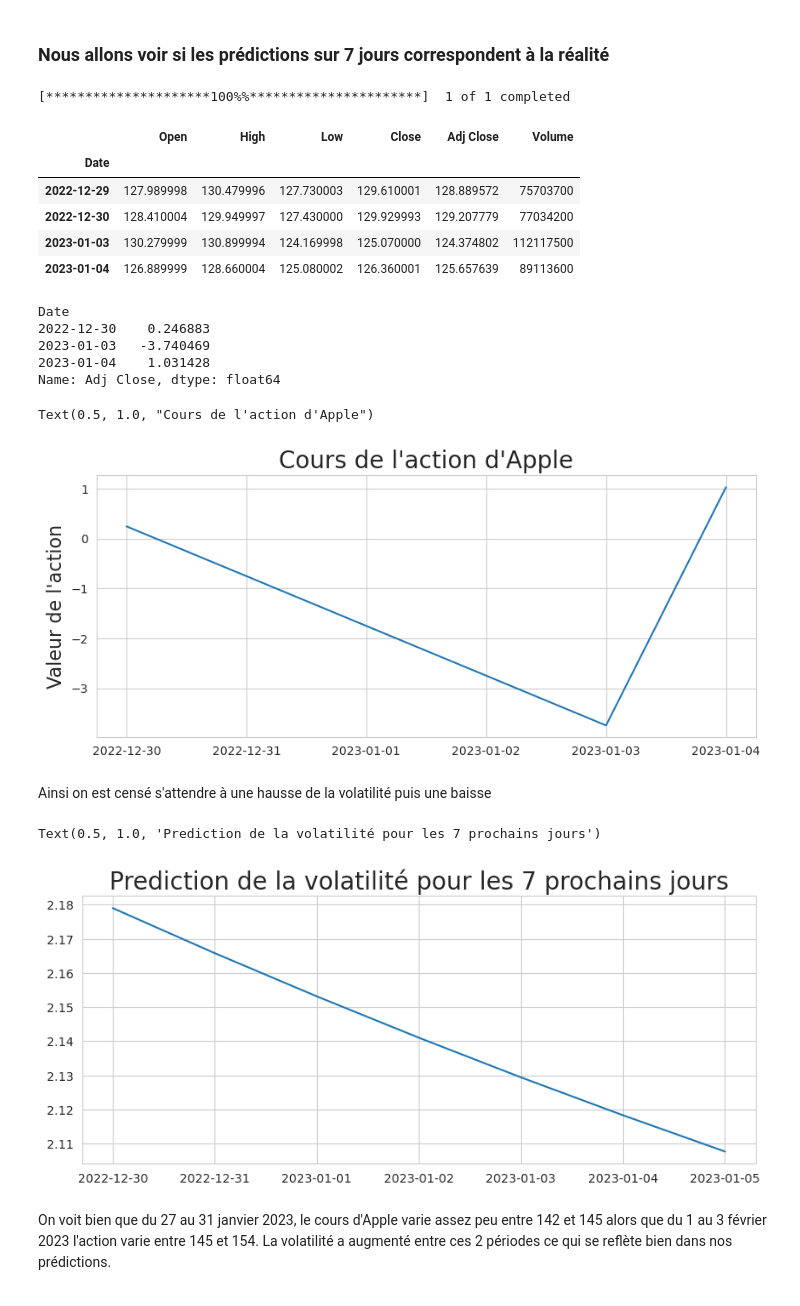
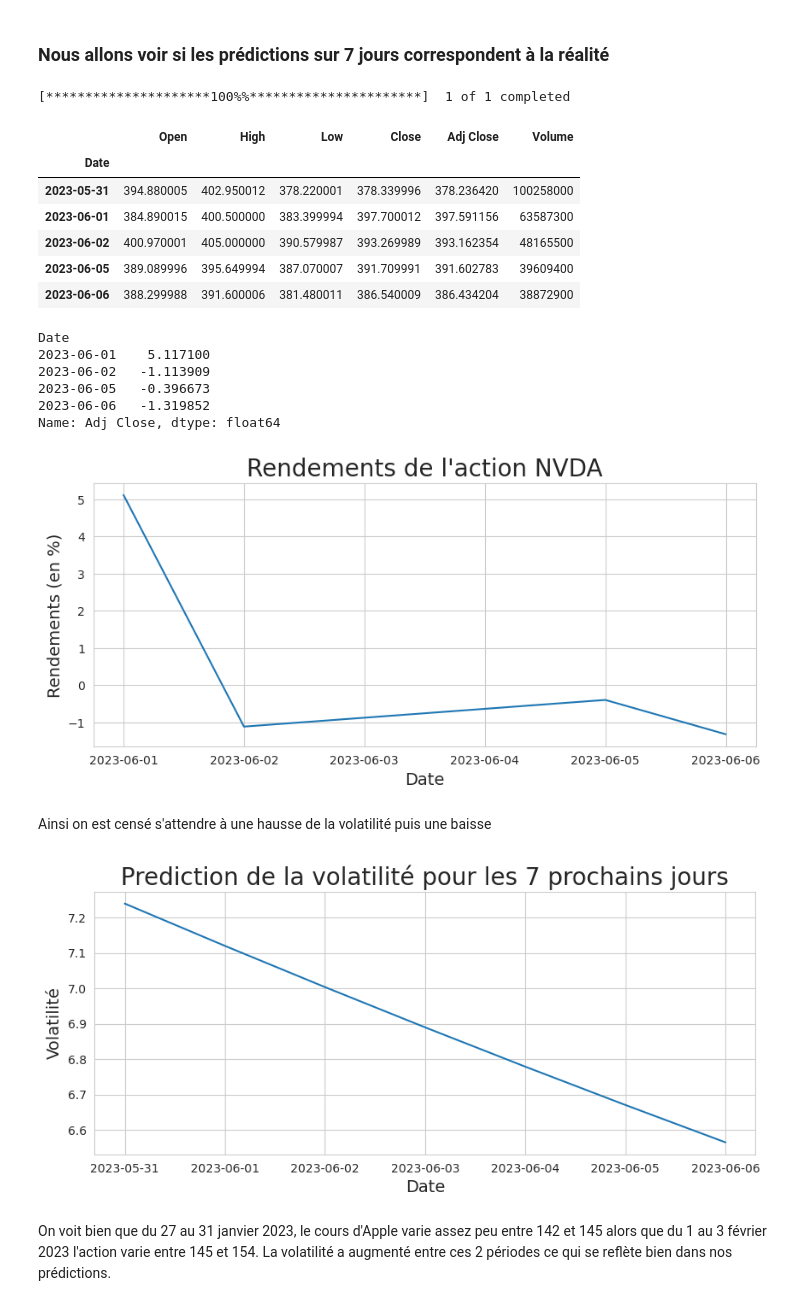
Before and after one commit to RyanSAMAMA/Ensae_projetMDR, a Jupyter notebook: GarchFinal.ipynb, the cells around one changed output. Drawn from its saved outputs; the diff is of its cells as text; code cells hidden in the pictures.

```diff
--- a/GarchFinal.ipynb
+++ b/GarchFinal.ipynb
@@ -48,11 +75,11 @@ sns.set_style('whitegrid')
 ### D'abord nous allons visualiser le cours de l'action
 # %%
 # Choix de l'action
-action_nom = 'AAPL'
+action_nom = 'NVDA'
 
 # Téléchargement des données boursières sous forme d'un dataframe
 st = datetime(2012,1,1)
-ed = datetime(2022,12,30)
+ed = datetime(2023,5,31)
 action_df = yf.download(tickers=action_nom, start=st, end=ed)
 
 # Visualisation
@@ -355,45 +402,54 @@ Text(0.5, 1.0, 'Prediction de la volatilité pour les 7 prochains jours')
 # %% [markdown]
 ### Nous allons voir si les prédictions sur 7 jours correspondent à la réalité
 # %%
-st_2 = datetime(2022,12,29)
-ed_2 = datetime(2023,1,5)
+st_2 = ed
+ed_2 = ed + timedelta(days=7)
 action_df_verif = yf.download(tickers=action_nom, start=st_2, end=ed_2)
 action_df_verif.head(5)
 # %% [output]
 [*********************100%%**********************]  1 of 1 completed
 |  | Open | High | Low | Close | Adj Close | Volume |
 | Date |  |  |  |  |  |  |
-| 2022-12-29 | 127.989998 | 130.479996 | 127.730003 | 129.610001 | 128.889572 | 75703700 |
-| 2022-12-30 | 128.410004 | 129.949997 | 127.430000 | 129.929993 | 129.207779 | 77034200 |
-| 2023-01-03 | 130.279999 | 130.899994 | 124.169998 | 125.070000 | 124.374802 | 112117500 |
-| 2023-01-04 | 126.889999 | 128.660004 | 125.080002 | 126.360001 | 125.657639 | 89113600 |
+| 2023-05-31 | 394.880005 | 402.950012 | 378.220001 | 378.339996 | 378.236420 | 100258000 |
+| 2023-06-01 | 384.890015 | 400.500000 | 383.399994 | 397.700012 | 397.591156 | 63587300 |
+| 2023-06-02 | 400.970001 | 405.000000 | 390.579987 | 393.269989 | 393.162354 | 48165500 |
+| 2023-06-05 | 389.089996 | 395.649994 | 387.070007 | 391.709991 | 391.602783 | 39609400 |
+| 2023-06-06 | 388.299988 | 391.600006 | 381.480011 | 386.540009 | 386.434204 | 38872900 |
 # %%
 #Calcul des rendements en prenant les valeurs ajustés de l'action au moment de la fermeture du marche
 rendements_verif = 100*action_df_verif['Adj Close'].pct_change().dropna()
 rendements_verif
 # %% [output]
 Date
-2022-12-30    0.246883
-2023-01-03   -3.740469
-2023-01-04    1.031428
+2023-06-01    5.117100
+2023-06-02   -1.113909
+2023-06-05   -0.396673
+2023-06-06   -1.319852
 Name: Adj Close, dtype: float64
 # %%
 plt.figure(figsize=(10,4))
+
 plt.plot(rendements_verif)
-plt.ylabel('Valeur de l\'action', fontsize=16)
-plt.title('Cours de l\'action d\'Apple', fontsize=20)
+plt.xlabel('Date', fontsize=14)
+plt.ylabel('Rendements (en %)', fontsize=14)
+plt.title('Rendements de l\'action ' + action_nom, fontsize=20)
+
+plt.show()
 # %% [output]
-Text(0.5, 1.0, "Cours de l'action d'Apple")
-[figure, old version]
+[figure, new version]
 # %% [markdown]
 Ainsi on est censé s'attendre à une hausse de la volatilité puis une baisse
 # %%
 plt.figure(figsize=(10,4))
+
 plt.plot(pred_2)
 plt.title('Prediction de la volatilité pour les 7 prochains jours', fontsize=20)
+plt.xlabel('Date', fontsize=14)
+plt.ylabel('Volatilité', fontsize=14)
+
+plt.show()
 # %% [output]
-Text(0.5, 1.0, 'Prediction de la volatilité pour les 7 prochains jours')
-[figure, old version]
+[figure, new version]
 # %% [markdown]
 On voit bien que du 27 au 31 janvier 2023, le cours d'Apple varie assez peu entre 142 et 145 alors que du 1 au 3 février 2023 l'action varie entre 145 et 154. La volatilité a augmenté entre ces 2 périodes ce qui se reflète bien dans nos prédictions.
 # %% [markdown]
```
Also changed, not shown: parts of 16 cells of this notebook.
